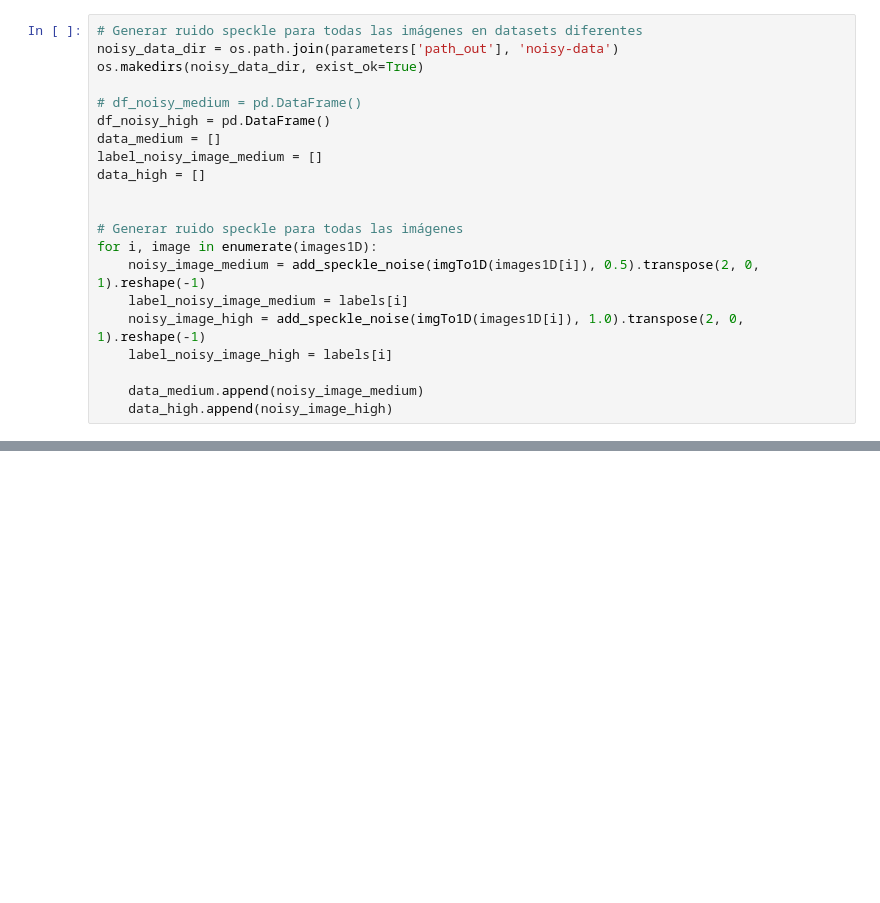
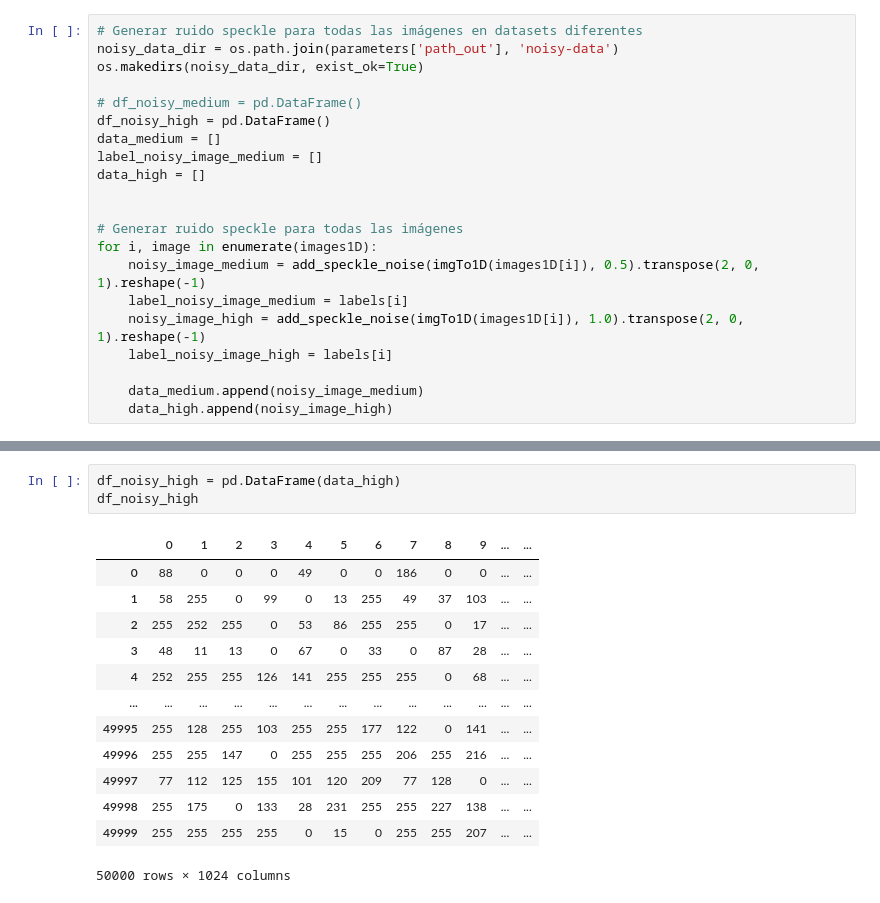
Before and after one commit to tsbedoya/ELE-Machine-Learning, a Jupyter notebook: repo/TheCIFAR-10.ipynb, the cells around one changed output, grey strips where cells are left out. Saved outputs shown, nothing was run; the diff lists cells and outputs as text; blank space fills up the shorter version.

Commit message:
dataframe noisy medium and high

```diff
--- a/repo/TheCIFAR-10.ipynb
+++ b/repo/TheCIFAR-10.ipynb
@@ -244 +244,18 @@ df_noisy_medium
 50000 rows × 1024 columns
+# %%
+df_noisy_high = pd.DataFrame(data_high)
+df_noisy_high
+# %% [output]
+|  | 0 | 1 | 2 | 3 | 4 | 5 | 6 | 7 | 8 | 9 | ... | ... |
+| 0 | 88 | 0 | 0 | 0 | 49 | 0 | 0 | 186 | 0 | 0 | ... | ... |
+| 1 | 58 | 255 | 0 | 99 | 0 | 13 | 255 | 49 | 37 | 103 | ... | ... |
+| 2 | 255 | 252 | 255 | 0 | 53 | 86 | 255 | 255 | 0 | 17 | ... | ... |
+| 3 | 48 | 11 | 13 | 0 | 67 | 0 | 33 | 0 | 87 | 28 | ... | ... |
+| 4 | 252 | 255 | 255 | 126 | 141 | 255 | 255 | 255 | 0 | 68 | ... | ... |
+| ... | ... | ... | ... | ... | ... | ... | ... | ... | ... | ... | ... | ... |
+| 49995 | 255 | 128 | 255 | 103 | 255 | 255 | 177 | 122 | 0 | 141 | ... | ... |
+| 49996 | 255 | 255 | 147 | 0 | 255 | 255 | 255 | 206 | 255 | 216 | ... | ... |
+| 49997 | 77 | 112 | 125 | 155 | 101 | 120 | 209 | 77 | 128 | 0 | ... | ... |
+| 49998 | 255 | 175 | 0 | 133 | 28 | 231 | 255 | 255 | 227 | 138 | ... | ... |
+| 49999 | 255 | 255 | 255 | 255 | 0 | 15 | 0 | 255 | 255 | 207 | ... | ... |
+50000 rows × 1024 columns
```
Also changed, not shown: parts of 3 cells of this notebook, 1 other file.
